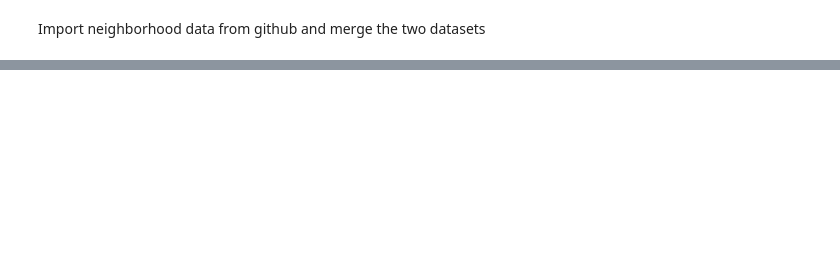
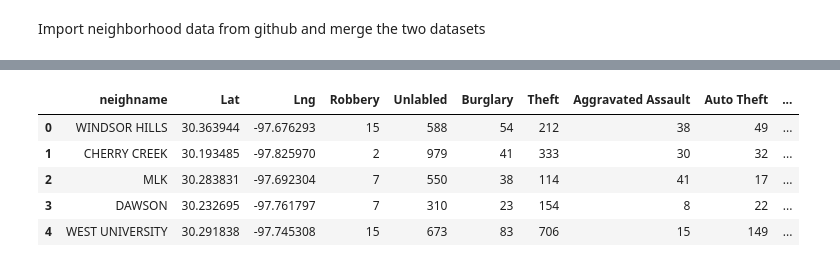
Before and after one commit to liwenjing2012/Cousera_Capstone, a Jupyter notebook: Capstone_final_project.ipynb, the cells around one changed output, grey strips where cells are left out. Drawn from its saved outputs; the diff is of its cells as text; code cells hidden in the pictures; blank space fills up the shorter version.

```diff
--- a/Capstone_final_project.ipynb
+++ b/Capstone_final_project.ipynb
@@ -182,0 +183,29 @@ df1 = joined_gdf.groupby(['neighname'])['Incident Number'].count().reset_index(n
+# %%
+df = joined_gdf.copy()
+df1 = df[['neighname','Lat','Lng']].drop_duplicates().reset_index(drop = True)
+for name in criminal_feature_data['Category'].unique():
+  if  name == 'Rape': #Rape has no lat & long
+    name = 'Total'
+    df[name] = df.groupby(['neighname'])['Incident Number'].transform('count')
+
+  else:
+    df[name] = df[df['Category']==name].groupby(['neighname'])['Incident Number'].transform('count')
+
+  df_temp = df[['neighname',name]].drop_duplicates().reset_index(drop = True)
+  df_temp = df_temp[-df_temp[name].isna()].reset_index(drop = True)
+  df1 = pd.merge(df1,df_temp,how = 'left', on = ['neighname'])
+
+
+  df1 = df1.fillna(0)
+  df1 = df1.astype({name:'int32'})
+
+
+
+df1.head()
+# %% [output]
+|  | neighname | Lat | Lng | Robbery | Unlabled | Burglary | Theft | Aggravated Assault | Auto Theft | ... |
+| 0 | WINDSOR HILLS | 30.363944 | -97.676293 | 15 | 588 | 54 | 212 | 38 | 49 | ... |
+| 1 | CHERRY CREEK | 30.193485 | -97.825970 | 2 | 979 | 41 | 333 | 30 | 32 | ... |
+| 2 | MLK | 30.283831 | -97.692304 | 7 | 550 | 38 | 114 | 41 | 17 | ... |
+| 3 | DAWSON | 30.232695 | -97.761797 | 7 | 310 | 23 | 154 | 8 | 22 | ... |
+| 4 | WEST UNIVERSITY | 30.291838 | -97.745308 | 15 | 673 | 83 | 706 | 15 | 149 | ... |
```
Also changed, not shown: parts of 18 cells of this notebook.
